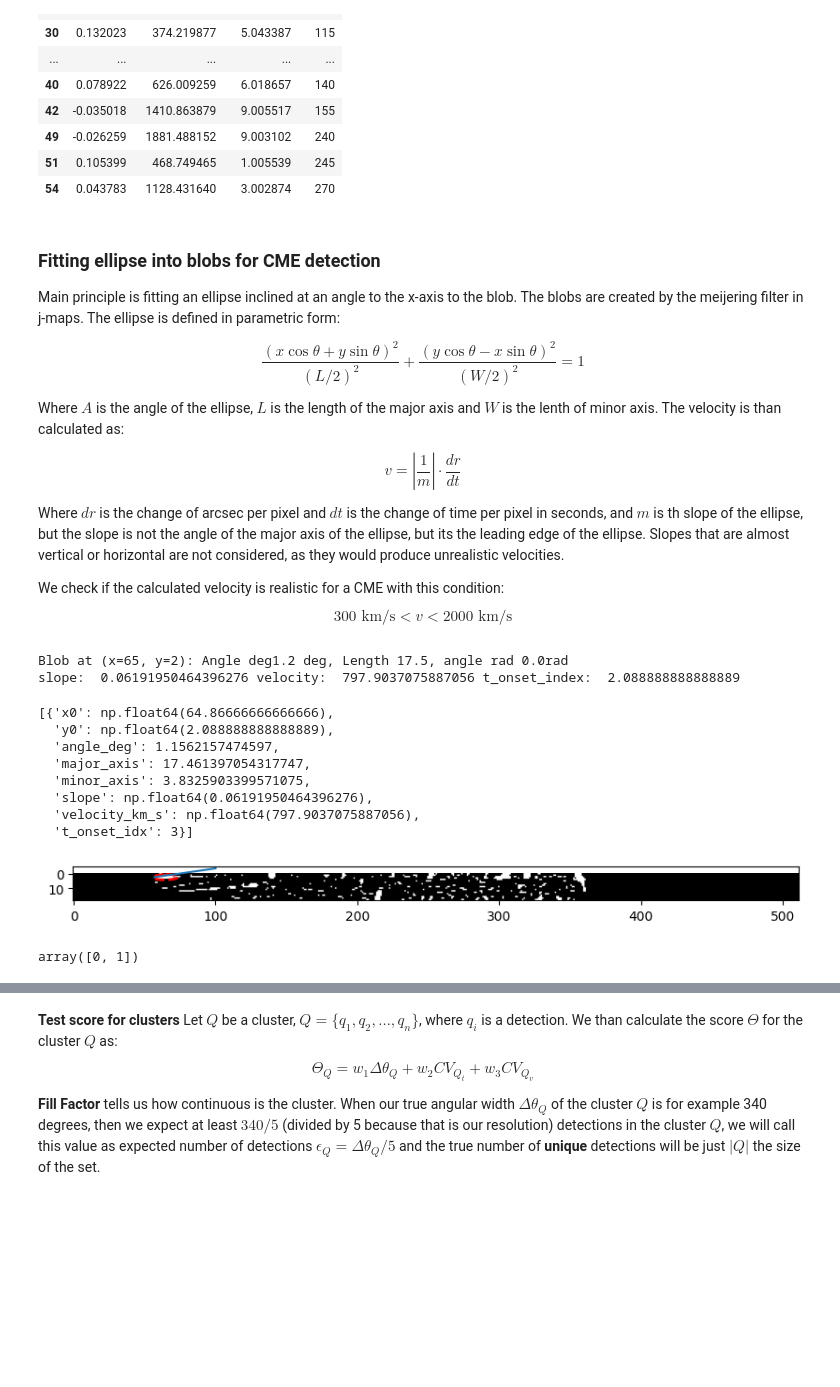
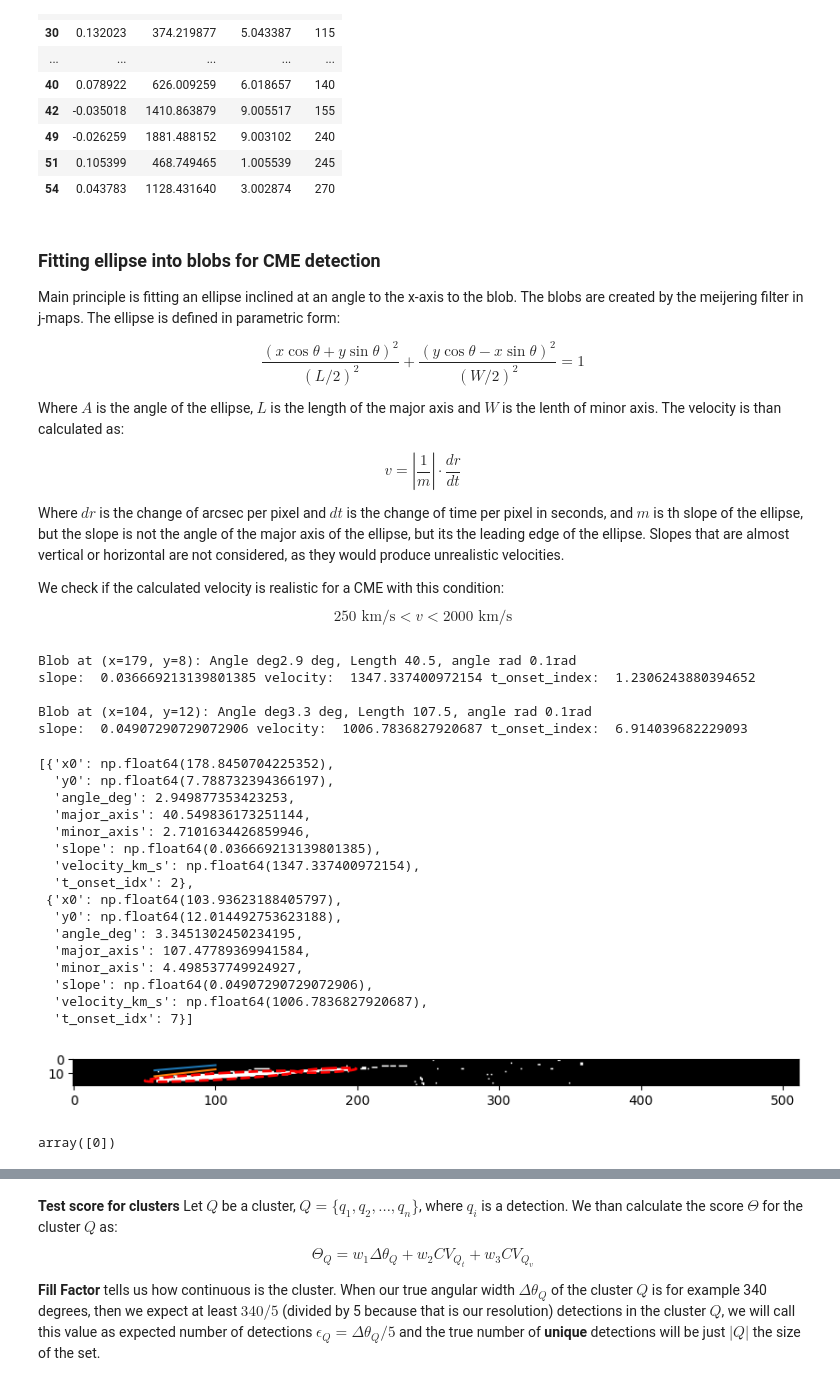
Before and after one commit to SightMan3/CME_DETECTION_GRU, a Jupyter notebook: GRU.ipynb, the cells around one changed output, grey strips where cells are left out. Cells and saved outputs as stored; diff of their text form; code cells hidden in the pictures; blank space fills up the shorter version.

```diff
--- a/GRU.ipynb
+++ b/GRU.ipynb
@@ -1018,22 +1051,9 @@ Where $dr$ is the change of arcsec per pixel and $dt$ is the change of time per
 
 We check if the calculated velocity is realistic for a CME with this condition:
 $$
-300 \text{ km/s} < v < 2000 \text{ km/s}
+250 \text{ km/s} < v < 2000 \text{ km/s}
 $$
 # %%
-from skimage.measure import label, regionprops
-import math
-from matplotlib.patches import Ellipse
-
-from skimage import exposure
-from skimage.feature import canny
-
-from skimage.transform import hough_line, hough_line_peaks
-from skimage.filters import meijering
-from skimage.morphology import skeletonize
-from skimage.morphology import disk, binary_opening
-
-
 def cme_blob_detection(j_map, verbose=True):
     j_map_clean = np.nan_to_num(j_map, nan=0.0, posinf=0.0, neginf=0.0)
     p1, p99 = np.percentile(j_map_clean, (1, 99))
@@ -1042,7 +1062,7 @@ def cme_blob_detection(j_map, verbose=True):
     j_map_eq = exposure.equalize_adapthist(j_map_norm, clip_limit=0.03)
 
     j_map_blobs = meijering(j_map_eq, sigmas=range(1, 4), black_ridges=False)
-    threshold = np.percentile(j_map_blobs, 93)
+    threshold = np.percentile(j_map_blobs, 95)
     binary_j_map = j_map_blobs > threshold
 
     label_image = label(binary_j_map)
@@ -1108,7 +1128,7 @@ def cme_blob_detection(j_map, verbose=True):
         velocity_arcsec_per_sec = abs(1.0 / slope) * (dr_arcsec_per_pixel / dt_seconds)
         velocity_km_s = velocity_arcsec_per_sec * ARCSEC_TO_KM
 
-        # t_onset_idx = abs(y0 - slope * x0)
+        t_onset_idx = abs(y0 - slope * x0)
 
         ellipse_patch = Ellipse(
             xy=center_xy,
@@ -1130,7 +1150,7 @@ def cme_blob_detection(j_map, verbose=True):
                 'minor_axis': minor_axis,
                 'slope': slope,
                 'velocity_km_s': velocity_km_s,
-                't_onset_idx': math.ceil(y0)
+                't_onset_idx': math.ceil(t_onset_idx)
             })
 
         if verbose and slope < 1 and V_MIN_KM_S < velocity_km_s < V_MAX_KM_S:
@@ -1138,26 +1158,37 @@ def cme_blob_detection(j_map, verbose=True):
             ax.plot(np.linspace(57, 100, 100), -slope*np.linspace(0, 100, 100) + y0)
 
             print(f"Blob at (x={x0:.0f}, y={y0:.0f}): Angle deg{math.degrees(angle_rad):.1f} deg, Length {major_axis:.1f}, angle rad {angle_rad:.1f}rad")
-            print('slope: ', slope, 'velocity: ', velocity_km_s, 't_onset_index: ', y0)
+            print('slope: ', slope, 'velocity: ', velocity_km_s, 't_onset_index: ', t_onset_idx)
             print()
 
 
     return cme_detection
 # %%
-j_map = create_jmap(running_difference, 300)
+j_map = create_jmap(running_difference,200)
 cme_blob_detection(j_map)
 # %% [output]
-Blob at (x=65, y=2): Angle deg1.2 deg, Length 17.5, angle rad 0.0rad
-slope:  0.06191950464396276 velocity:  797.9037075887056 t_onset_index:  2.088888888888889
+Blob at (x=179, y=8): Angle deg2.9 deg, Length 40.5, angle rad 0.1rad
+slope:  0.036669213139801385 velocity:  1347.337400972154 t_onset_index:  1.2306243880394652
+
+Blob at (x=104, y=12): Angle deg3.3 deg, Length 107.5, angle rad 0.1rad
+slope:  0.04907290729072906 velocity:  1006.7836827920687 t_onset_index:  6.914039682229093
-[{'x0': np.float64(64.86666666666666),
-  'y0': np.float64(2.088888888888889),
-  'angle_deg': 1.1562157474597,
-  'major_axis': 17.461397054317747,
-  'minor_axis': 3.8325903399571075,
-  'slope': np.float64(0.06191950464396276),
-  'velocity_km_s': np.float64(797.9037075887056),
-  't_onset_idx': 3}]
+[{'x0': np.float64(178.8450704225352),
+  'y0': np.float64(7.788732394366197),
+  'angle_deg': 2.949877353423253,
+  'major_axis': 40.549836173251144,
+  'minor_axis': 2.7101634426859946,
+  'slope': np.float64(0.036669213139801385),
+  'velocity_km_s': np.float64(1347.337400972154),
+  't_onset_idx': 2},
+ {'x0': np.float64(103.93623188405797),
+  'y0': np.float64(12.014492753623188),
+  'angle_deg': 3.3451302450234195,
+  'major_axis': 107.47789369941584,
+  'minor_axis': 4.498537749924927,
+  'slope': np.float64(0.04907290729072906),
+  'velocity_km_s': np.float64(1006.7836827920687),
+  't_onset_idx': 7}]
-[figure, old version]
+[figure, new version]
 # %%
 def all_angles_detections_blobs(images):
     rows = []
@@ -1185,7 +1216,7 @@ detections = detections[detections['cme_cluster_id'].isin(valid_clusters)]
 
 detections['cme_cluster_id'].unique()
 # %% [output]
-array([0, 1])
+array([0])
 # %%
 flat_clusters = pd.DataFrame()
 
```
Also changed, not shown: parts of 6 cells of this notebook, 23 other files.
